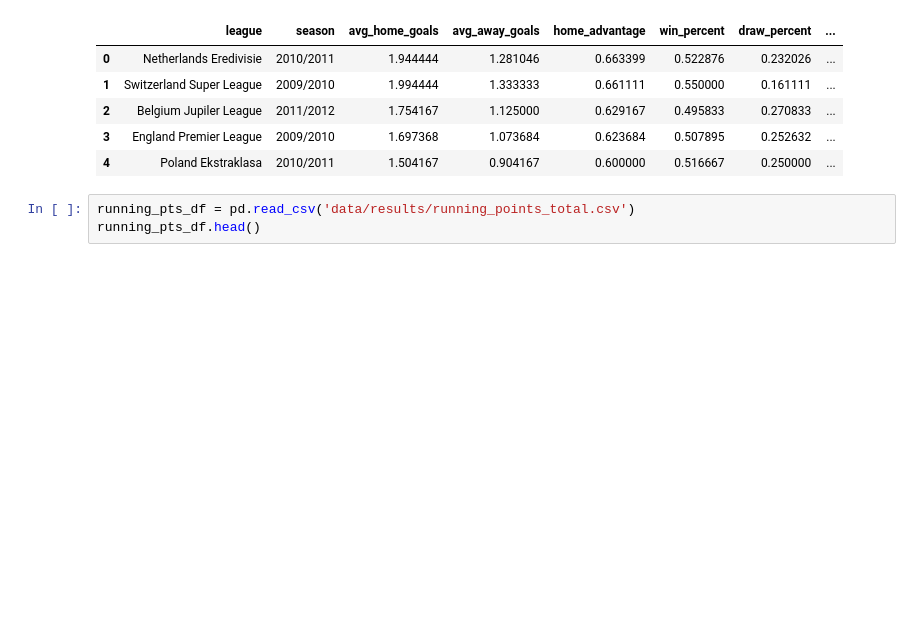
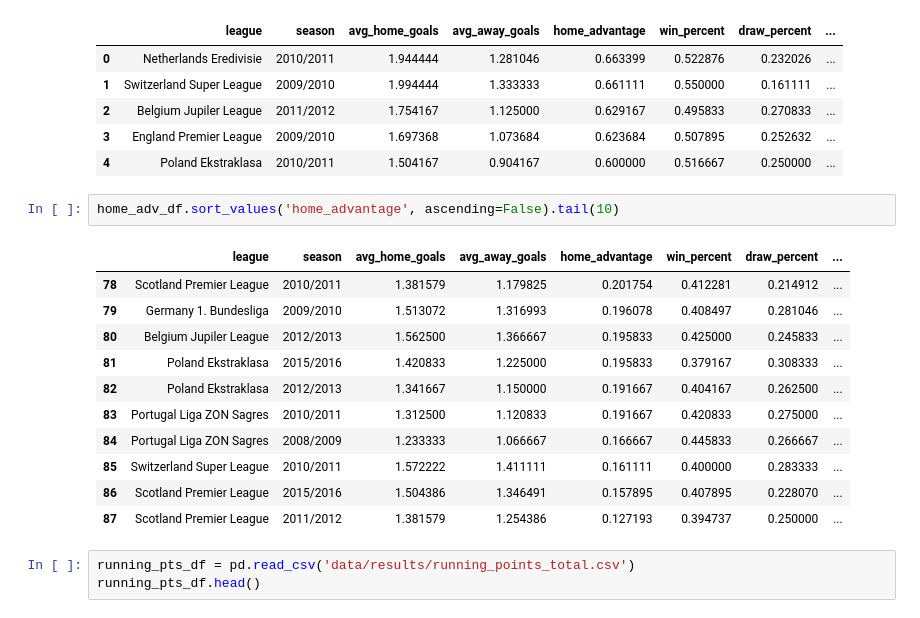
Before and after one commit to tonyinarula/football-analysis, a Jupyter notebook: analysis.ipynb, the cells around one changed output. Drawn from its saved outputs; the diff is of its cells as text; blank space fills up the shorter version.

```diff
--- a/analysis.ipynb
+++ b/analysis.ipynb
@@ -25,6 +44,20 @@ home_adv_df.head()
 | 2 | Belgium Jupiler League | 2011/2012 | 1.754167 | 1.125000 | 0.629167 | 0.495833 | 0.270833 | ... |
 | 3 | England Premier League | 2009/2010 | 1.697368 | 1.073684 | 0.623684 | 0.507895 | 0.252632 | ... |
 | 4 | Poland Ekstraklasa | 2010/2011 | 1.504167 | 0.904167 | 0.600000 | 0.516667 | 0.250000 | ... |
+# %%
+home_adv_df.sort_values('home_advantage', ascending=False).tail(10)
+# %% [output]
+|  | league | season | avg_home_goals | avg_away_goals | home_advantage | win_percent | draw_percent | ... |
+| 78 | Scotland Premier League | 2010/2011 | 1.381579 | 1.179825 | 0.201754 | 0.412281 | 0.214912 | ... |
+| 79 | Germany 1. Bundesliga | 2009/2010 | 1.513072 | 1.316993 | 0.196078 | 0.408497 | 0.281046 | ... |
+| 80 | Belgium Jupiler League | 2012/2013 | 1.562500 | 1.366667 | 0.195833 | 0.425000 | 0.245833 | ... |
+| 81 | Poland Ekstraklasa | 2015/2016 | 1.420833 | 1.225000 | 0.195833 | 0.379167 | 0.308333 | ... |
+| 82 | Poland Ekstraklasa | 2012/2013 | 1.341667 | 1.150000 | 0.191667 | 0.404167 | 0.262500 | ... |
+| 83 | Portugal Liga ZON Sagres | 2010/2011 | 1.312500 | 1.120833 | 0.191667 | 0.420833 | 0.275000 | ... |
+| 84 | Portugal Liga ZON Sagres | 2008/2009 | 1.233333 | 1.066667 | 0.166667 | 0.445833 | 0.266667 | ... |
+| 85 | Switzerland Super League | 2010/2011 | 1.572222 | 1.411111 | 0.161111 | 0.400000 | 0.283333 | ... |
+| 86 | Scotland Premier League | 2015/2016 | 1.504386 | 1.346491 | 0.157895 | 0.407895 | 0.228070 | ... |
+| 87 | Scotland Premier League | 2011/2012 | 1.381579 | 1.254386 | 0.127193 | 0.394737 | 0.250000 | ... |
 # %%
 running_pts_df = pd.read_csv('data/results/running_points_total.csv')
 running_pts_df.head()
```
Also changed, not shown: parts of 2 cells of this notebook.
